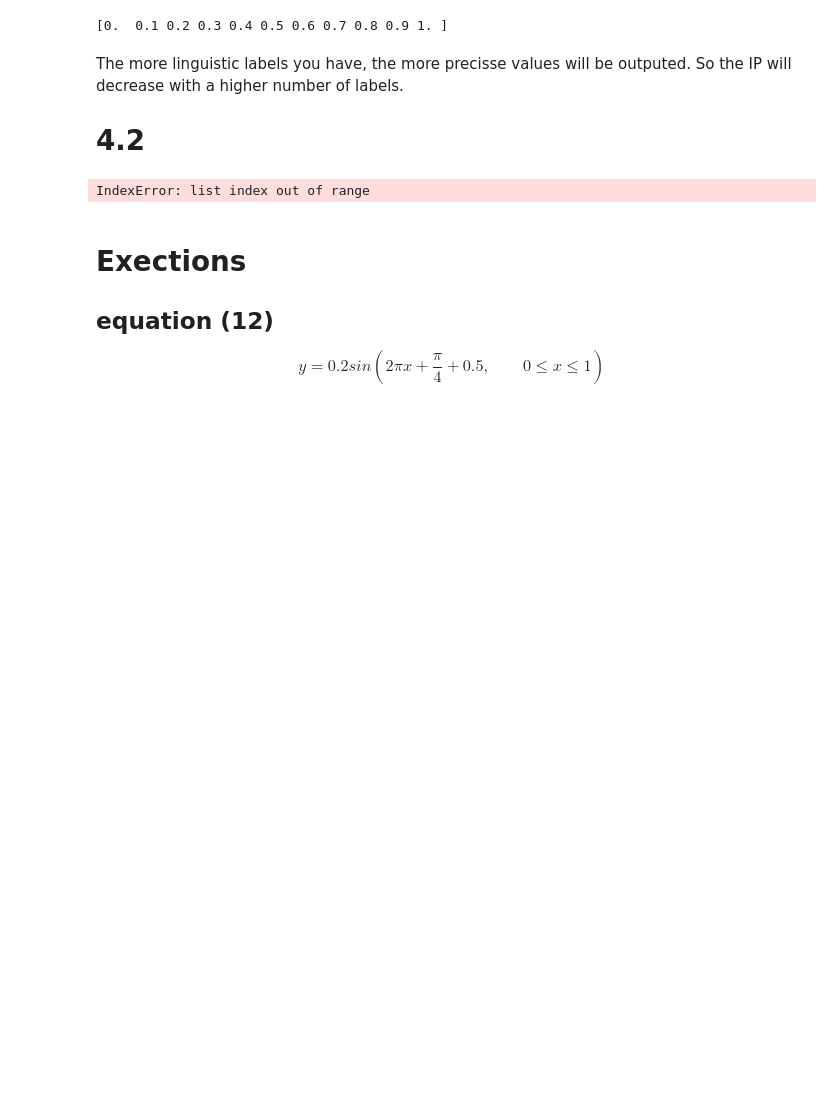
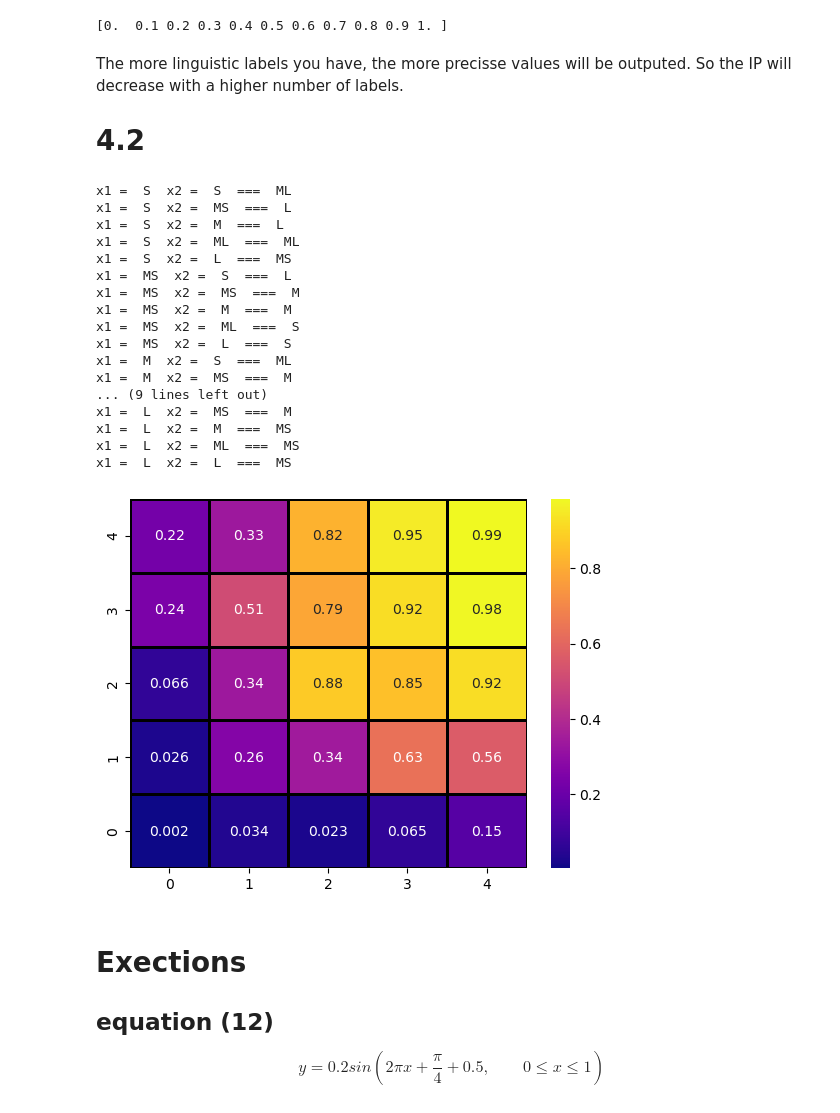
Before and after one commit to martigelabert/fuzzy-socks, a Jupyter notebook: Fuzzy_socks.ipynb, the cells around one changed output. Drawn from its saved outputs; the diff is of its cells as text; code cells hidden in the pictures; blank space fills up the shorter version.

```diff
--- a/Fuzzy_socks.ipynb
+++ b/Fuzzy_socks.ipynb
@@ -419,7 +460,7 @@ def deriving(b:np.ndarray, B:np.ndarray,k:np.ndarray):
     first_table = np.zeros((k[0],k[1]))
     second_table = np.zeros((k[0],k[1]))
 
-    # this will contain the raw membership functions
+    # this will contain the raw membership functions values
     raw_first = np.zeros((k[0],k[1]))
     raw_second = np.zeros((k[0],k[1]))
 
@@ -431,6 +472,9 @@ def deriving(b:np.ndarray, B:np.ndarray,k:np.ndarray):
 
         first_table[combinations[i][0]][combinations[i][1]]= np.argmax(membership_values[i])
         raw_first[combinations[i][0]][combinations[i][1]] = membership_values[i][0][np.argmax(membership_values[i])]
+
+
+
         #if combinations[i][0]==2 and combinations[i][1]==0:
         #   print(membership_values[i])
 
@@ -439,6 +483,7 @@ def deriving(b:np.ndarray, B:np.ndarray,k:np.ndarray):
         tmp = membership_values[i][0]
         tmp[np.argmax(membership_values[i])]=-42 # the answer to everythin is 42
         second_table[combinations[i][0]][combinations[i][1]]= np.argmax(tmp)
+
         raw_second[combinations[i][0]][combinations[i][1]]= membership_values[i][0][np.argmax(tmp)]
 
     #ax = sns.heatmap(first_table, annot = True, cmap ='plasma',linecolor ='black', linewidths = 1)
@@ -446,7 +491,7 @@ def deriving(b:np.ndarray, B:np.ndarray,k:np.ndarray):
     #sns.heatmap(second_table, annot = True, cmap ='plasma',linecolor ='black', linewidths = 1)
     #representation(second_table, combinations)
     #print(first_table)
-    computing = []
+    computing = np.zeros_like(np.arra)
     for sample in range(len(dc)):
         numerator = 0
         denominator = 0
@@ -460,6 +505,7 @@ def deriving(b:np.ndarray, B:np.ndarray,k:np.ndarray):
 
             numerator   += dc[sample][i]*B1[1]*raw_first[combinations[i][0]][combinations[i][1]]+dc[sample][i]*B2[1]*raw_second[combinations[i][0]][combinations[i][1]]
             denominator += dc[sample][i]*raw_first[combinations[i][0]][combinations[i][1]] + dc[sample][i]*raw_second[combinations[i][0]][combinations[i][1]]
+
         computing.append(numerator/denominator)
 
     for i in range(len(combinations)):
@@ -469,13 +515,37 @@ def deriving(b:np.ndarray, B:np.ndarray,k:np.ndarray):
 # %%
 output,f,s =deriving(b,np.array(B) ,np.array(k))
 ax = sns.heatmap(output  , annot = True, cmap ='plasma',linecolor ='black', linewidths = 1)
 ax.invert_yaxis()
 
-representation_num(output, combinations = combinations_for_k(k))
+#representation_num(s, combinations = combinations_for_k(k))
+#transform_table_labels(s,combinations_for_k(k))
+
+#ax = sns.heatmap(s  , annot = True, cmap ='plasma',linecolor ='black', linewidths = 1)
+#ax.invert_yaxis()
+
+
+representation(s,combinations_for_k(k))
 
 #deriving(b,np.array(B),np.array(k))
 # %% [output]
-IndexError: list index out of range
+x1 =  S  x2 =  S  ===  ML
+x1 =  S  x2 =  MS  ===  L
+x1 =  S  x2 =  M  ===  L
+x1 =  S  x2 =  ML  ===  ML
+x1 =  S  x2 =  L  ===  MS
+x1 =  MS  x2 =  S  ===  L
+x1 =  MS  x2 =  MS  ===  M
+x1 =  MS  x2 =  M  ===  M
+x1 =  MS  x2 =  ML  ===  S
+x1 =  MS  x2 =  L  ===  S
+x1 =  M  x2 =  S  ===  ML
+x1 =  M  x2 =  MS  ===  M
+... (9 lines left out)
+x1 =  L  x2 =  MS  ===  M
+x1 =  L  x2 =  M  ===  MS
+x1 =  L  x2 =  ML  ===  MS
+x1 =  L  x2 =  L  ===  MS
+[figure, added]
 # %% [markdown]
 # Exections
 
```
Also changed, not shown: parts of 3 cells of this notebook.
